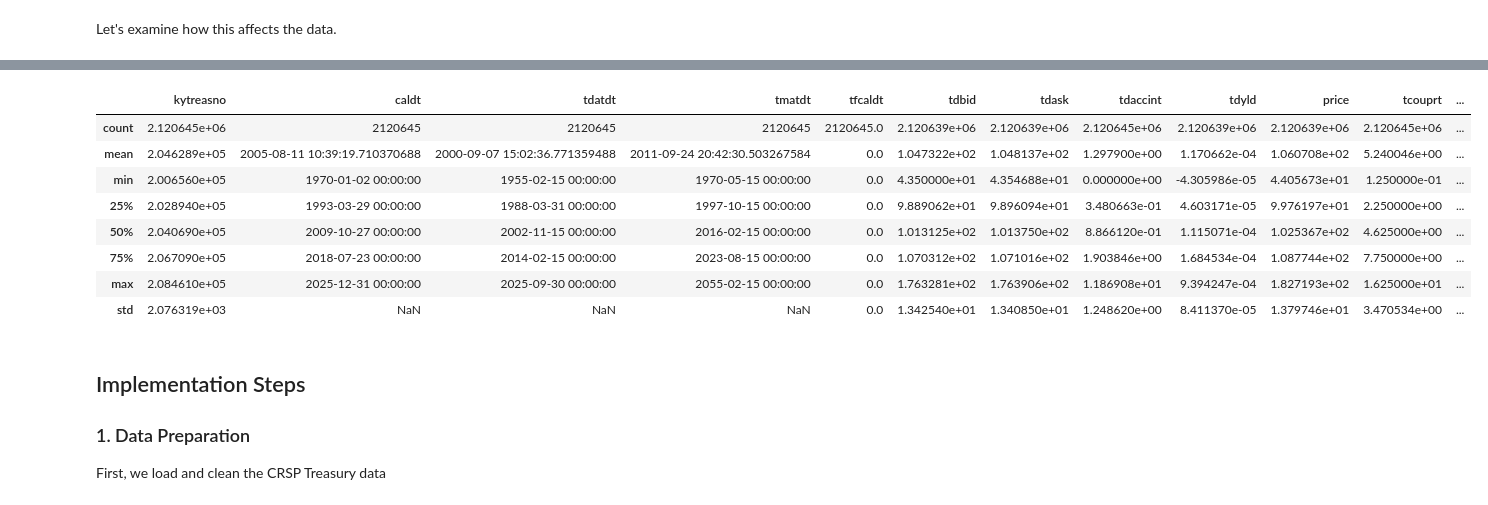
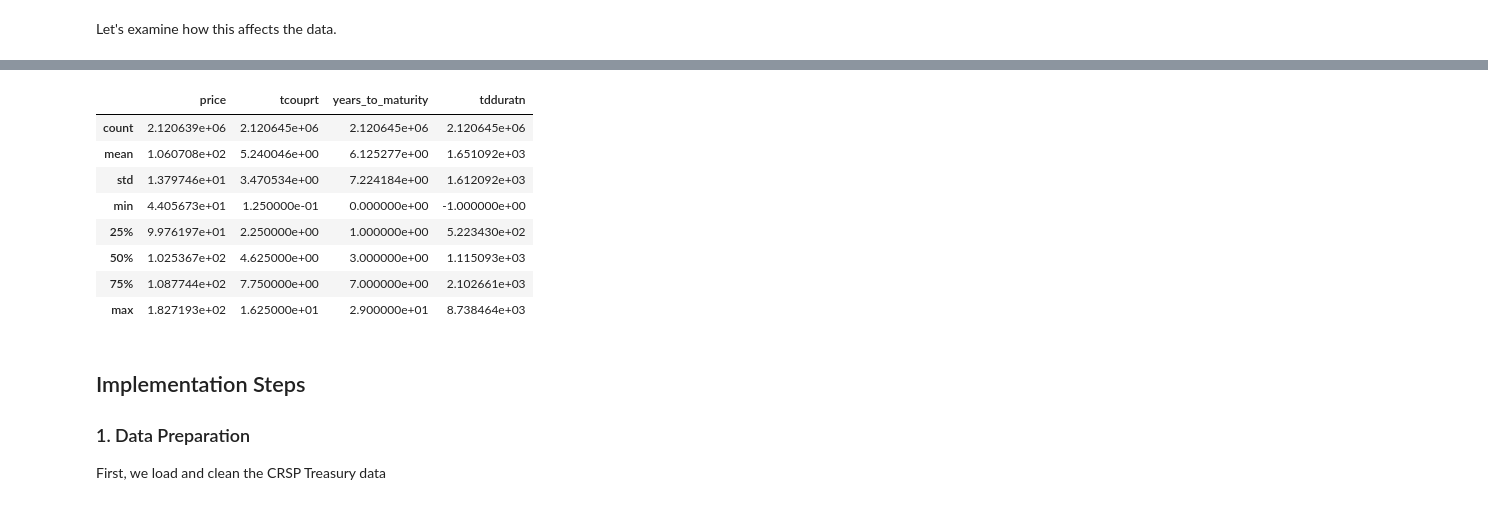
Before and after one commit to finm-32900/finm-32900.github.io, a Jupyter notebook: _sources/notebooks/_02_replicate_GSW2005_ipynb.ipynb, the cells around one changed output, grey strips where cells are left out. Drawn from its saved outputs; the diff is of its cells as text; code cells hidden in the pictures.

```diff
--- a/_sources/notebooks/_02_replicate_GSW2005_ipynb.ipynb
+++ b/_sources/notebooks/_02_replicate_GSW2005_ipynb.ipynb
@@ -406,0 +321,3 @@ df_all.describe()
+# %%
+describe_cols = ["price", "tcouprt", "years_to_maturity", "tdduratn"]
+df_all[describe_cols].describe()
@@ -407,16 +334,16 @@ df_all.describe()
 # %%
 df_all = gsw2006_yield_curve.gurkaynak_sack_wright_filters(df_all)
-df_all.describe()
+df_all[describe_cols].describe()
 # %% [output]
-|  | kytreasno | caldt | tdatdt | tmatdt | tfcaldt | tdbid | tdask | tdaccint | tdyld | price | tcouprt | ... |
-| count | 2.120645e+06 | 2120645 | 2120645 | 2120645 | 2120645.0 | 2.120639e+06 | 2.120639e+06 | 2.120645e+06 | 2.120639e+06 | 2.120639e+06 | 2.120645e+06 | ... |
-| mean | 2.046289e+05 | 2005-08-11 10:39:19.710370688 | 2000-09-07 15:02:36.771359488 | 2011-09-24 20:42:30.503267584 | 0.0 | 1.047322e+02 | 1.048137e+02 | 1.297900e+00 | 1.170662e-04 | 1.060708e+02 | 5.240046e+00 | ... |
-| min | 2.006560e+05 | 1970-01-02 00:00:00 | 1955-02-15 00:00:00 | 1970-05-15 00:00:00 | 0.0 | 4.350000e+01 | 4.354688e+01 | 0.000000e+00 | -4.305986e-05 | 4.405673e+01 | 1.250000e-01 | ... |
-| 25% | 2.028940e+05 | 1993-03-29 00:00:00 | 1988-03-31 00:00:00 | 1997-10-15 00:00:00 | 0.0 | 9.889062e+01 | 9.896094e+01 | 3.480663e-01 | 4.603171e-05 | 9.976197e+01 | 2.250000e+00 | ... |
-| 50% | 2.040690e+05 | 2009-10-27 00:00:00 | 2002-11-15 00:00:00 | 2016-02-15 00:00:00 | 0.0 | 1.013125e+02 | 1.013750e+02 | 8.866120e-01 | 1.115071e-04 | 1.025367e+02 | 4.625000e+00 | ... |
-| 75% | 2.067090e+05 | 2018-07-23 00:00:00 | 2014-02-15 00:00:00 | 2023-08-15 00:00:00 | 0.0 | 1.070312e+02 | 1.071016e+02 | 1.903846e+00 | 1.684534e-04 | 1.087744e+02 | 7.750000e+00 | ... |
-| max | 2.084610e+05 | 2025-12-31 00:00:00 | 2025-09-30 00:00:00 | 2055-02-15 00:00:00 | 0.0 | 1.763281e+02 | 1.763906e+02 | 1.186908e+01 | 9.394247e-04 | 1.827193e+02 | 1.625000e+01 | ... |
-| std | 2.076319e+03 | NaN | NaN | NaN | 0.0 | 1.342540e+01 | 1.340850e+01 | 1.248620e+00 | 8.411370e-05 | 1.379746e+01 | 3.470534e+00 | ... |
+|  | price | tcouprt | years_to_maturity | tdduratn |
+| count | 2.120639e+06 | 2.120645e+06 | 2.120645e+06 | 2.120645e+06 |
+| mean | 1.060708e+02 | 5.240046e+00 | 6.125277e+00 | 1.651092e+03 |
+| std | 1.379746e+01 | 3.470534e+00 | 7.224184e+00 | 1.612092e+03 |
+| min | 4.405673e+01 | 1.250000e-01 | 0.000000e+00 | -1.000000e+00 |
+| 25% | 9.976197e+01 | 2.250000e+00 | 1.000000e+00 | 5.223430e+02 |
+| 50% | 1.025367e+02 | 4.625000e+00 | 3.000000e+00 | 1.115093e+03 |
+| 75% | 1.087744e+02 | 7.750000e+00 | 7.000000e+00 | 2.102661e+03 |
+| max | 1.827193e+02 | 1.625000e+01 | 2.900000e+01 | 8.738464e+03 |
 # %% [markdown]
 ## Implementation Steps
 
```
Also changed, not shown: parts of 12 cells of this notebook, 11 other files.
